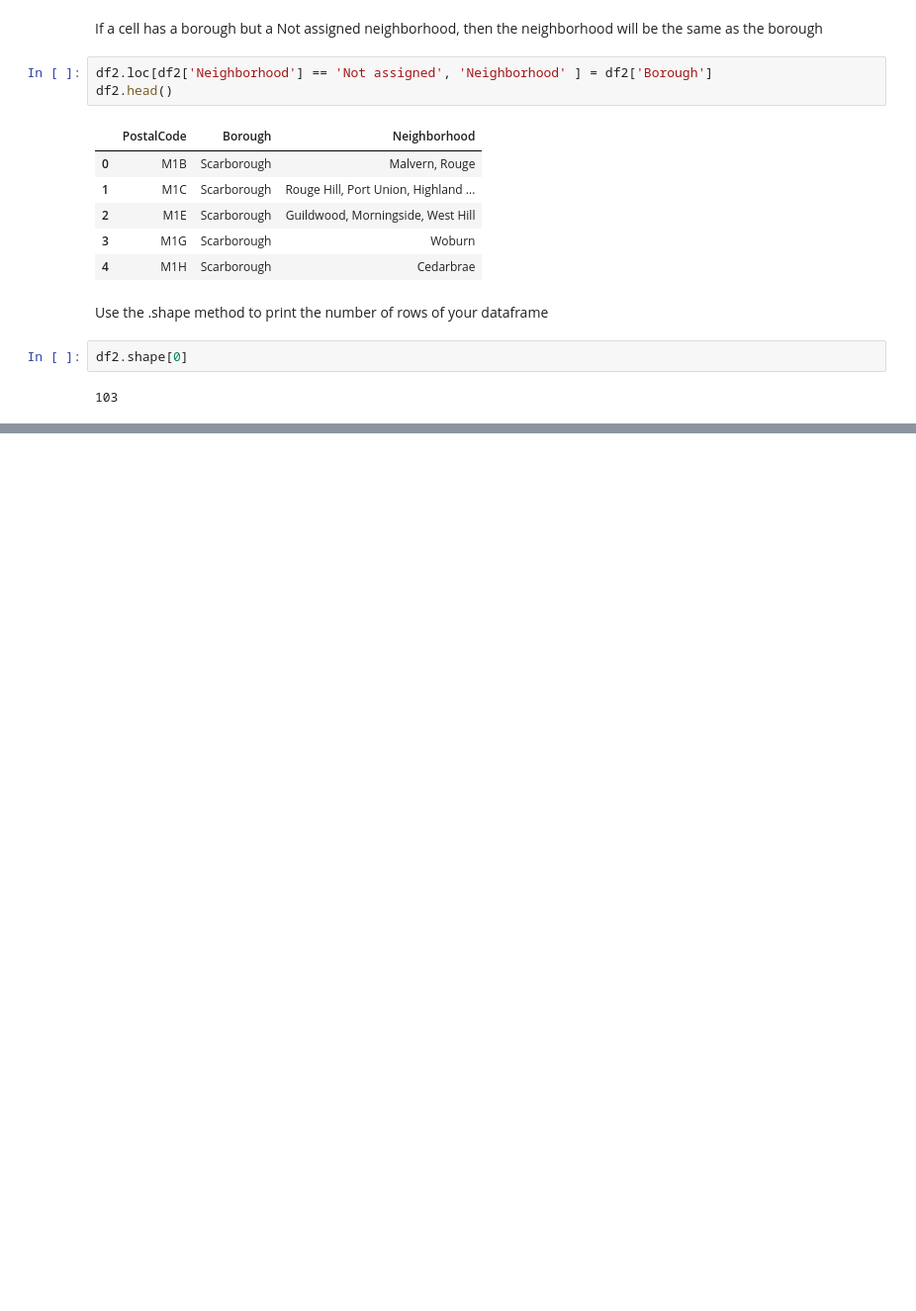
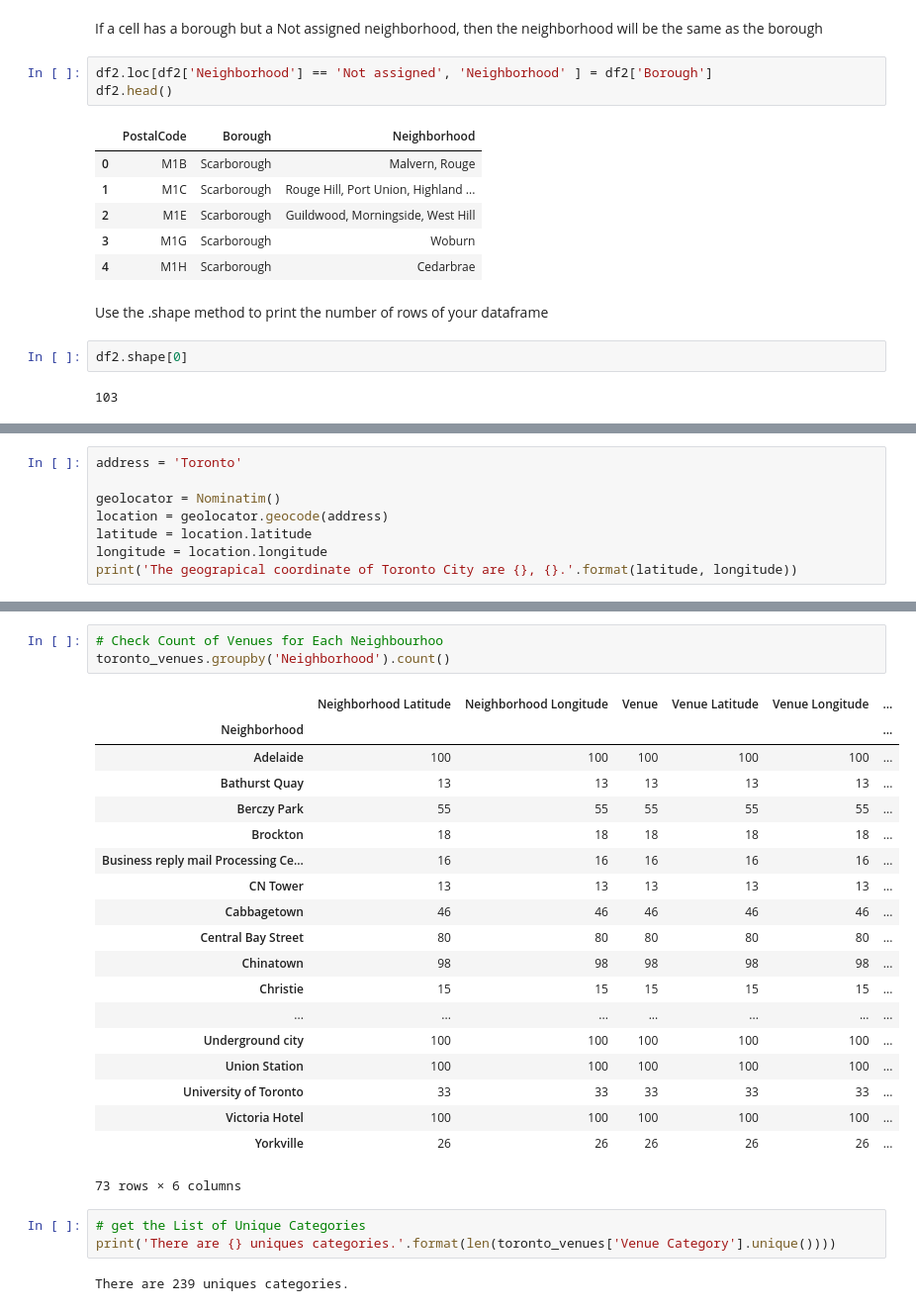
Before and after one commit to sandhyaraniMukkamala/Capstone-Project-Notebook, a Jupyter notebook: Segmenting and Clustering Neighborhoods in Toronto.ipynb, the cells around one changed output, grey strips where cells are left out. Shown at 99% size. Drawn from its saved outputs; the diff is of its cells as text; blank space fills up the shorter version.

```diff
--- a/Segmenting and Clustering Neighborhoods in Toronto.ipynb
+++ b/Segmenting and Clustering Neighborhoods in Toronto.ipynb
@@ -73,0 +164,8 @@ df2.shape[0]
+# %%
+address = 'Toronto'
+
+geolocator = Nominatim()
+location = geolocator.geocode(address)
+latitude = location.latitude
+longitude = location.longitude
+print('The geograpical coordinate of Toronto City are {}, {}.'.format(latitude, longitude))
@@ -73,0 +283,28 @@ df2.shape[0]
+# %%
+# Check Count of Venues for Each Neighbourhoo
+toronto_venues.groupby('Neighborhood').count()
+# %% [output]
+|  | Neighborhood Latitude | Neighborhood Longitude | Venue | Venue Latitude | Venue Longitude | ... |
+| Neighborhood |  |  |  |  |  | ... |
+| Adelaide | 100 | 100 | 100 | 100 | 100 | ... |
+| Bathurst Quay | 13 | 13 | 13 | 13 | 13 | ... |
+| Berczy Park | 55 | 55 | 55 | 55 | 55 | ... |
+| Brockton | 18 | 18 | 18 | 18 | 18 | ... |
+| Business reply mail Processing Ce... | 16 | 16 | 16 | 16 | 16 | ... |
+| CN Tower | 13 | 13 | 13 | 13 | 13 | ... |
+| Cabbagetown | 46 | 46 | 46 | 46 | 46 | ... |
+| Central Bay Street | 80 | 80 | 80 | 80 | 80 | ... |
+| Chinatown | 98 | 98 | 98 | 98 | 98 | ... |
+| Christie | 15 | 15 | 15 | 15 | 15 | ... |
+| ... | ... | ... | ... | ... | ... | ... |
+| Underground city | 100 | 100 | 100 | 100 | 100 | ... |
+| Union Station | 100 | 100 | 100 | 100 | 100 | ... |
+| University of Toronto | 33 | 33 | 33 | 33 | 33 | ... |
+| Victoria Hotel | 100 | 100 | 100 | 100 | 100 | ... |
+| Yorkville | 26 | 26 | 26 | 26 | 26 | ... |
+73 rows × 6 columns
+# %%
+# get the List of Unique Categories
+print('There are {} uniques categories.'.format(len(toronto_venues['Venue Category'].unique())))
+# %% [output]
+There are 239 uniques categories.
```
Also changed, not shown: parts of 24 cells of this notebook.
